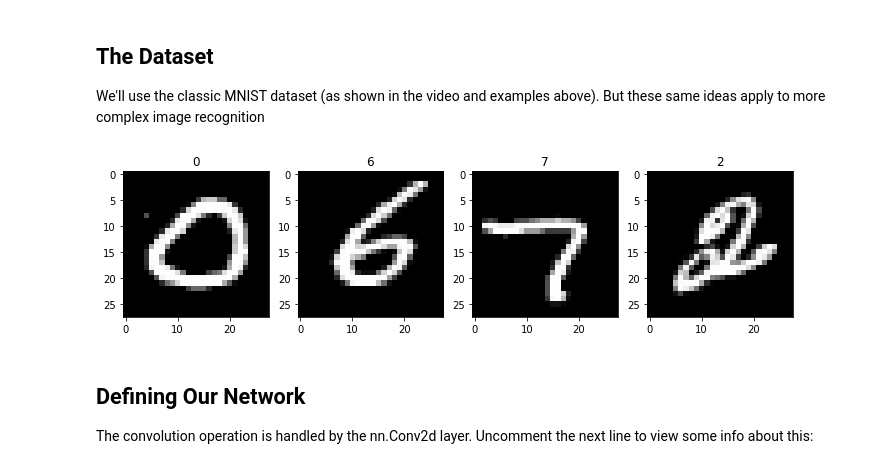
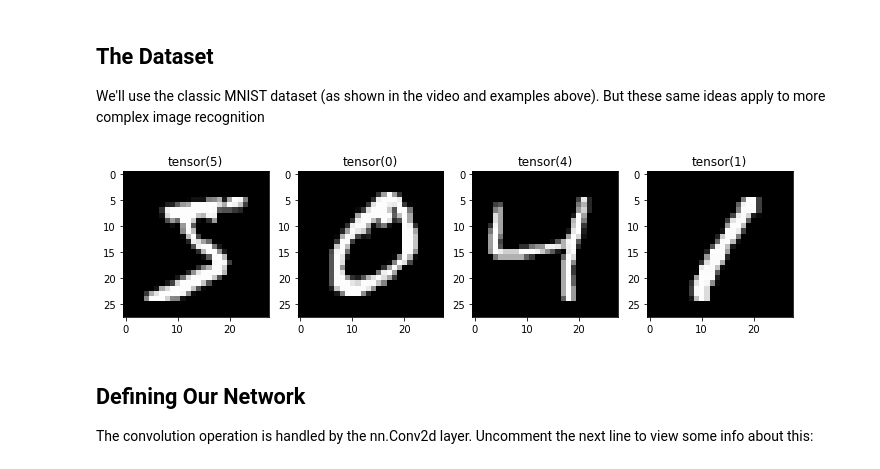
Before and after one commit to johnowhitaker/tglcourse, a Jupyter notebook: 03_Building_NNs.ipynb, the cells around one changed output. Saved outputs shown, nothing was run; the diff lists cells and outputs as text; code cells hidden in the pictures.

Commit message:
adding new mnist dataloader code into 03, 06 is TODO and need to clean up code a bit

```diff
--- a/03_Building_NNs.ipynb
+++ b/03_Building_NNs.ipynb
@@ -189,25 +165,22 @@ For more on what convolution is, how the different hyperparameters (padding, str
 We'll use the classic MNIST dataset (as shown in the video and examples above). But these same ideas apply to more complex image recognition
 # %%
 #@title Loading the data
-mnist = datasets.MNIST('./mnist/',
-                       train=True,
-                       transform=transforms.ToTensor(),
-                       download=False)
-mnist_val = datasets.MNIST('./mnist/',
-                           train=False,
-                           transform=transforms.ToTensor(),
-                           download=False)
+mnist_dl_train = get_mnist_dl(batch_size=4, split='train')
+mnist_dl_test = get_mnist_dl(batch_size=4, split='test')
+
+# Get one batch of data
+images, labels = next(iter(mnist_dl_train)).values()
 
 data_shape = (1, 28, 28)
 
 # Plot a few examples
 fig, axs = plt.subplots(1, 4, figsize=(12, 4))
 for i in range(4):
-  im, label = mnist[random.randint(0, len(mnist))]
+  im, label = images[i], labels[i]
   axs[i].imshow(im.squeeze(), cmap='gray')
   axs[i].set_title(label)
 # %% [output]
-[figure, old version]
+[figure, new version]
 # %% [markdown]
 ## Defining Our Network
 The convolution operation is handled by the nn.Conv2d layer. Uncomment the next line to view some info about this:
```
Also changed, not shown: parts of 8 cells of this notebook, 3 other files.
